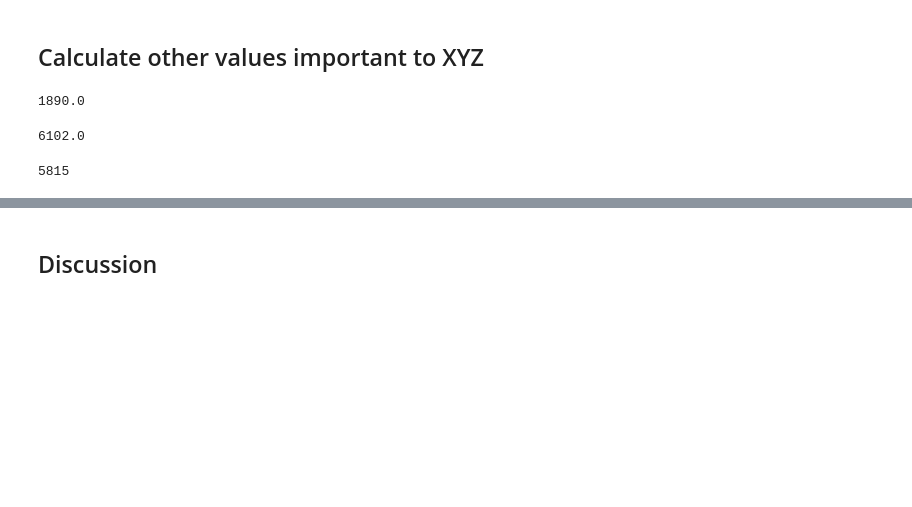
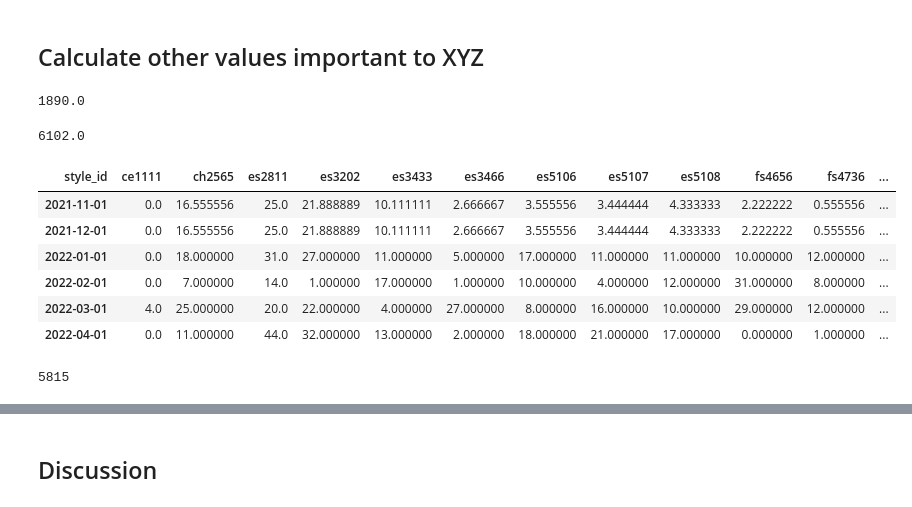
Before and after one commit to vmorenocosta/project-capstone-watch-sales, a Jupyter notebook: code/07_Proposal_Order_Amounts.ipynb, the cells around one changed output, grey strips where cells are left out. Cells and saved outputs as stored; diff of their text form; code cells hidden in the pictures; blank space fills up the shorter version.

```diff
--- a/code/07_Proposal_Order_Amounts.ipynb
+++ b/code/07_Proposal_Order_Amounts.ipynb
@@ -62,10 +66,25 @@ total_qty_on_hand = order_sheet.qty_on_hand.sum()
 total_qty_on_hand
 # %% [output]
 6102.0
-# %%
-# Calculate the total units sold in the last 6 months & average/month
-last_month_sales = '2022-04' # change as needed
-qty_sold_last_6m = round(return_sales(df_proposal,'style_id').rolling(6).sum()[last_month_sales].values.sum())
-qty_sold_last_6m
-# %% [output]
-5815
+# %%
+return_sales(df_proposal,'style_id')['2021-11':'2022-04'][['ce1111', 'ch2565', 'es2811', 'es3202', 'es3433', 'es3466',
+       'es5106', 'es5107', 'es5108', 'fs4656', 'fs4736', 'fs5798',
+       'fs5846']]
+# %% [output]
+| style_id | ce1111 | ch2565 | es2811 | es3202 | es3433 | es3466 | es5106 | es5107 | es5108 | fs4656 | fs4736 | ... |
+| 2021-11-01 | 0.0 | 16.555556 | 25.0 | 21.888889 | 10.111111 | 2.666667 | 3.555556 | 3.444444 | 4.333333 | 2.222222 | 0.555556 | ... |
+| 2021-12-01 | 0.0 | 16.555556 | 25.0 | 21.888889 | 10.111111 | 2.666667 | 3.555556 | 3.444444 | 4.333333 | 2.222222 | 0.555556 | ... |
+| 2022-01-01 | 0.0 | 18.000000 | 31.0 | 27.000000 | 11.000000 | 5.000000 | 17.000000 | 11.000000 | 11.000000 | 10.000000 | 12.000000 | ... |
+| 2022-02-01 | 0.0 | 7.000000 | 14.0 | 1.000000 | 17.000000 | 1.000000 | 10.000000 | 4.000000 | 12.000000 | 31.000000 | 8.000000 | ... |
+| 2022-03-01 | 4.0 | 25.000000 | 20.0 | 22.000000 | 4.000000 | 27.000000 | 8.000000 | 16.000000 | 10.000000 | 29.000000 | 12.000000 | ... |
+| 2022-04-01 | 0.0 | 11.000000 | 44.0 | 32.000000 | 13.000000 | 2.000000 | 18.000000 | 21.000000 | 17.000000 | 0.000000 | 1.000000 | ... |
+# %%
+# Calculate total sales in the last 6 months
+sales_rolling_6m = return_sales(df_proposal,'style_id').rolling(6)
+qty_sold_last_6m_calc = sales_rolling_6m.sum().T[[last_month_sales]]
+qty_sold_last_6m_calc.columns = ['qty_sold_last_6m_calc']
+order_sheet = order_sheet.merge(qty_sold_last_6m_calc, how = 'left', on = 'style_id')
+total_qty_sold_last_6m = round(order_sheet.qty_sold_last_6m_calc.sum())
+total_qty_sold_last_6m
+# %% [output]
+5815
```
Also changed, not shown: parts of 16 cells of this notebook, 17 other files.
